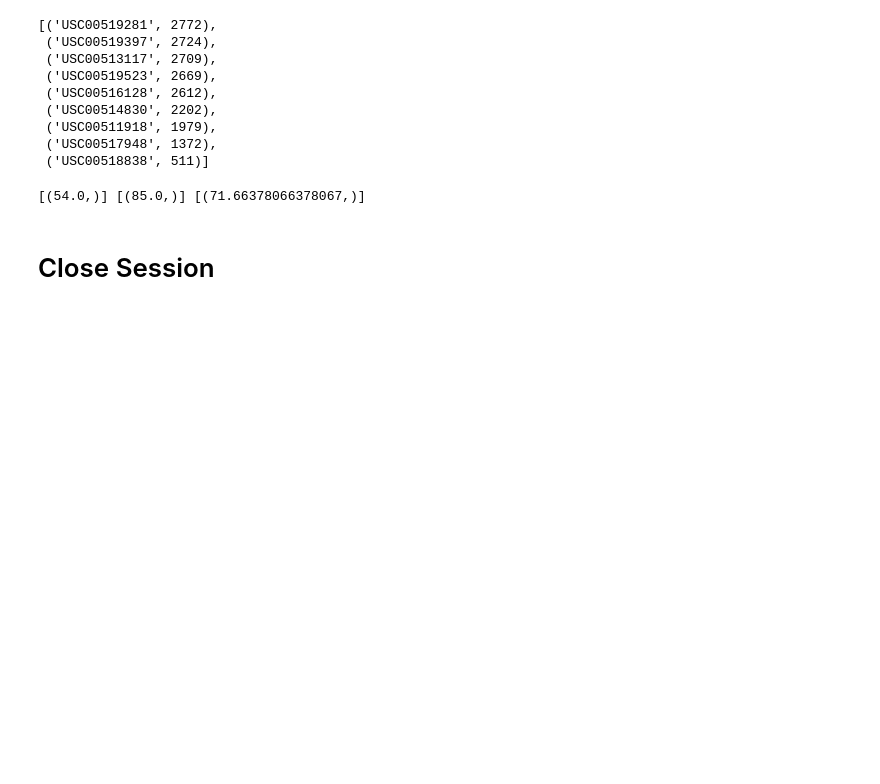
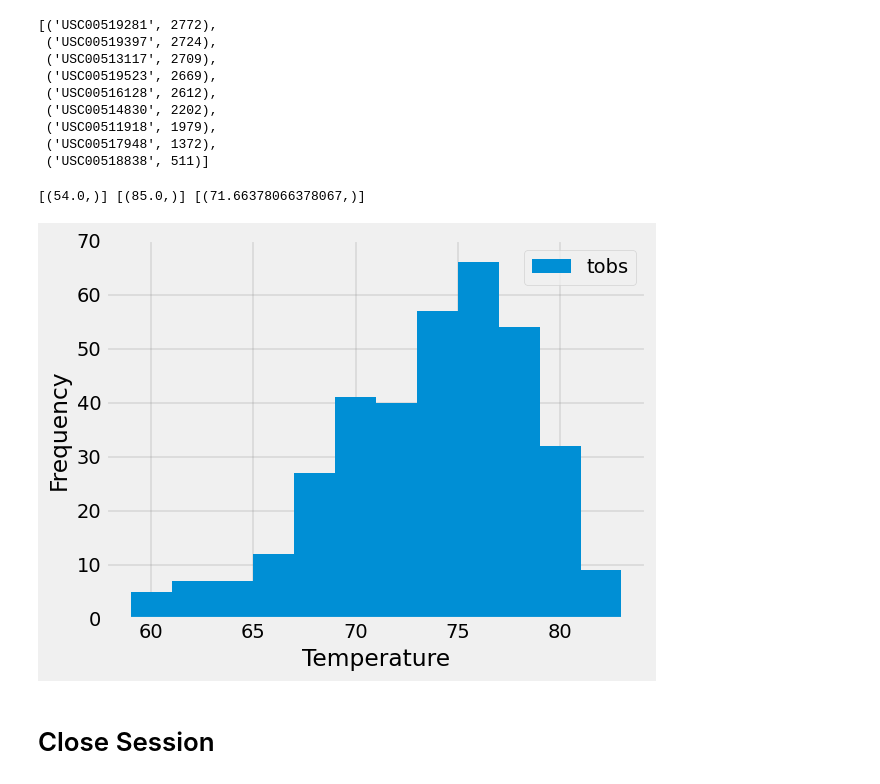
Before and after one commit to Geysha07/sqlalchemy-challenge, a Jupyter notebook: Starter_Code/climate_starter.ipynb, the cells around one changed output. Saved outputs shown, nothing was run; the diff lists cells and outputs as text; code cells hidden in the pictures; blank space fills up the shorter version.

Commit message:
Finished first part of assignment

```diff
--- a/Starter_Code/climate_starter.ipynb
+++ b/Starter_Code/climate_starter.ipynb
@@ -127,3 +125,31 @@ print(minimum_temp, maximum_temp, average_temp)
+# %%
+# Using the most active station id
+# Query the last 12 months of temperature observation data for this station and plot the results as a histogram
+
+#Query to find most recent date for station USC00519281
+most_active_station_most_recent = session.query(measurement.date, measurement.tobs)\
+.filter(measurement.station == 'USC00519281').order_by(measurement.date.desc()).first()
+
+#Query to find 12 months of temperature data for station USC00519281
+one_year_most_active_station_data = session.query(measurement.date, measurement.tobs)\
+.filter(measurement.station == 'USC00519281')\
+.filter(measurement.date > '2016-08-17' ).all()
+
+#Convert data to DataFrame
+one_year_tobs_data_df = pd.DataFrame(one_year_most_active_station_data)['tobs']
+
+#Plot histogram
+one_year_tobs_data_df.plot.hist(bins = 12)
+plt.xlabel('Temperature')
+plt.ylabel('Frequency')
+plt.ylim(0,70)
+plt.legend(loc = 'best')
+plt.grid(True, color = "grey", linewidth = '0.25')
+plt.tight_layout()
+plt.savefig("Resources/Fig2.png")
+plt.show()
+# %% [output]
+[figure, added]
 # %% [markdown]
 # Close Session
 # %%
```
Also changed, not shown: parts of 2 cells of this notebook, 2 other files.
